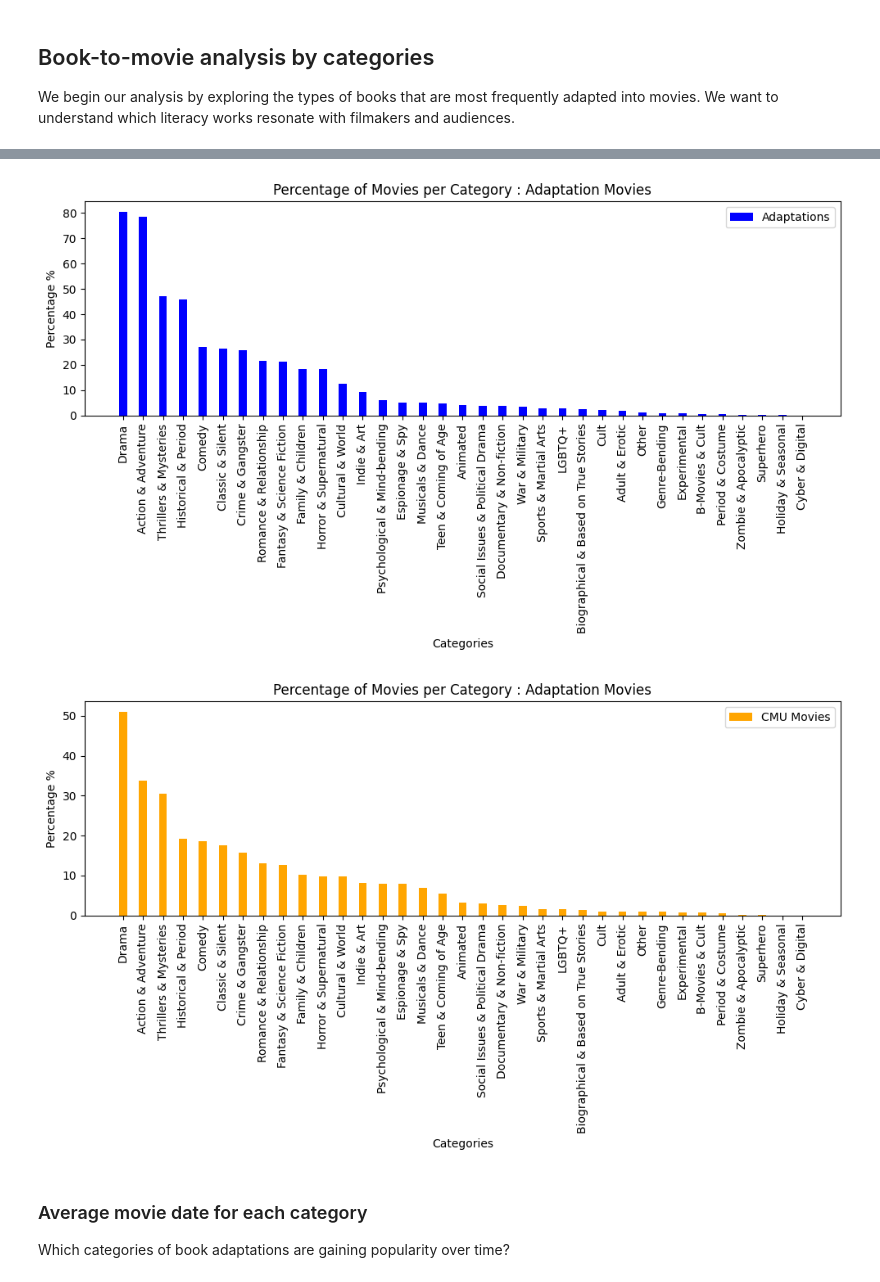
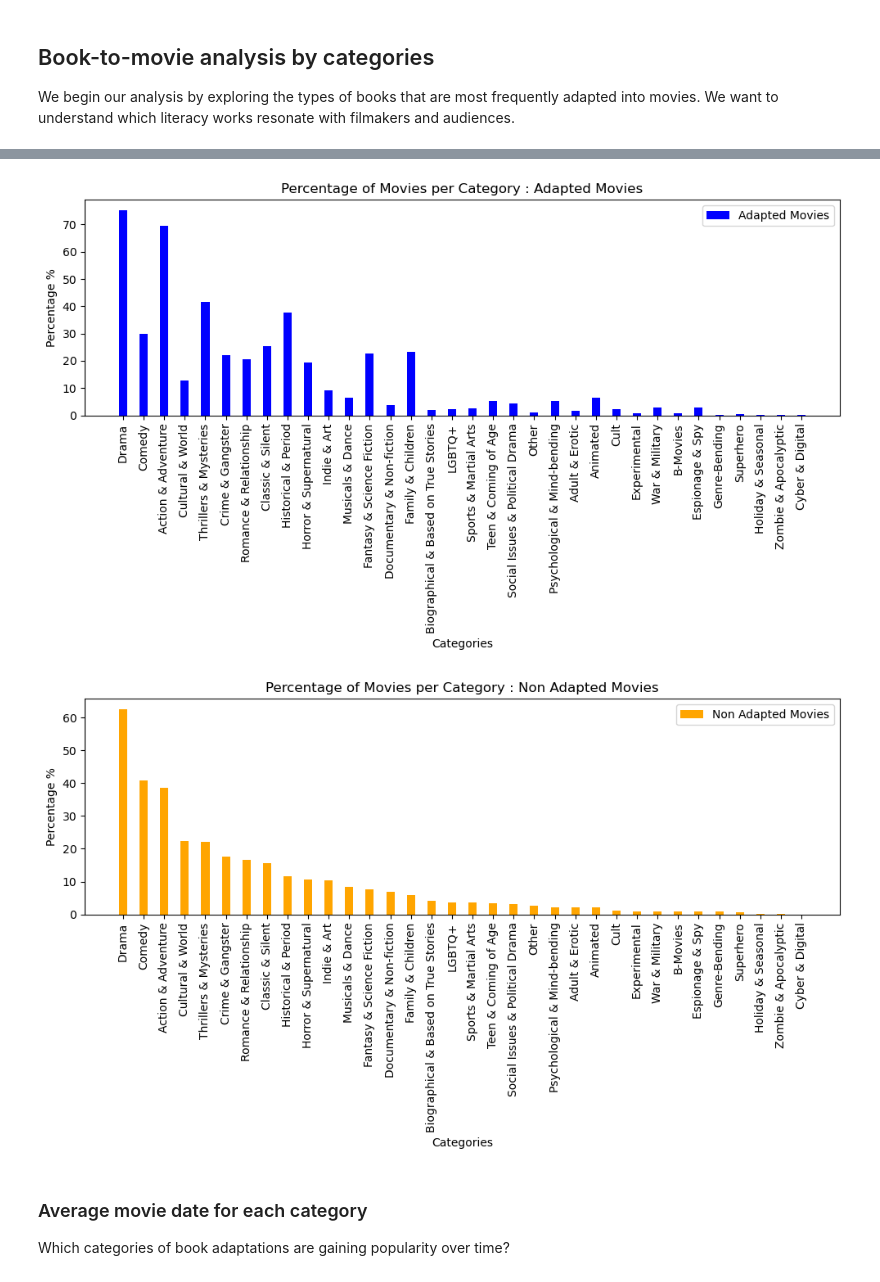
Before and after one commit to epfl-ada/ada-2024-project-padamalgame, a Jupyter notebook: results.ipynb, the cells around one changed output, grey strips where cells are left out. Drawn from its saved outputs; the diff is of its cells as text; code cells hidden in the pictures.

```diff
--- a/results.ipynb
+++ b/results.ipynb
@@ -24,3 +17,10 @@ adapted_movies = pd.read_csv('src/adapted_movies.csv')
+# %%
+# Load the dataset adapted_movies
+adapted_movies = pd.read_csv('src/adapted_movies.csv')
+
+# Load the dataset all_movies that are not adapetd from book
+df = pd.read_csv('src/all_movies.csv')
+df = df[~df['wikipedia_id'].isin(adapted_movies['wikipedia_id'])]
 # %% [markdown]
 ## Basic dataset analysis
 # %%
@@ -132,19 +142,19 @@ df_adaptation_category = pd.DataFrame(adaptation_category_perc, columns=['count'
 all_vs_adaptation_categories = pd.merge(df_category, df_adaptation_category, left_index=True, right_index=True)
 all_vs_adaptation_categories.columns = ['Movie', 'Adaptation']
 # %%
-# Comparison Adaptation vs Movies Main Categories ################## A CHANGER
-index = range(len(adaptation_vs_cmu_categories))
+# Comparison Adaptation vs Movies Main Categories
+index = range(len(all_vs_adaptation_categories))
 bar_width = 0.4  # Width of the bars
 plt.figure(figsize=(10, 6))
 # Plot the adaptation dataset
-plt.bar(index, adaptation_vs_cmu_categories['Adaptation'], width=bar_width, label='Adaptations', color='blue')
+plt.bar(index, all_vs_adaptation_categories['Adaptation'], width=bar_width, label='Adapted Movies', color='blue')
 # Plot the movie dataset
-plt.bar([i + bar_width for i in index], adaptation_vs_cmu_categories['Movie'], width=bar_width, label='CMU Movies', color='orange')
+plt.bar([i + bar_width for i in index], all_vs_adaptation_categories['Movie'], width=bar_width, label='Non Adapted Movies', color='orange')
 
 plt.xlabel('Categories')
 plt.ylabel('Percentage %')
-plt.title('Percentage of Movies per Category : Adaptation Movies vs CMU Movies')
-plt.xticks([i + bar_width / 2 for i in index], adaptation_vs_cmu_categories.index, rotation=90)
+plt.title('Percentage of Movies per Category : Adapted Movies vs Non Adapted Movies')
+plt.xticks([i + bar_width / 2 for i in index], all_vs_adaptation_categories.index, rotation=90)
 plt.legend()
 plt.tight_layout()
 plt.show()
@@ -153,27 +163,27 @@ NameError: name 'adaptation_vs_cmu_categories' is not defined
 # %%
-plt.figure(figsize=(10, 6)) ################## A CHANGER
-plt.bar(index, adaptation_vs_cmu_categories['Adaptation'], width=bar_width, label='Adaptations', color='blue')
+plt.figure(figsize=(10, 6))
+plt.bar(index, all_vs_adaptation_categories['Adaptation'], width=bar_width, label='Adapted Movies', color='blue')
 plt.xlabel('Categories')
 plt.ylabel('Percentage %')
-plt.title('Percentage of Movies per Category : Adaptation Movies')
-plt.xticks([i for i in index], adaptation_vs_cmu_categories.index, rotation=90)
+plt.title('Percentage of Movies per Category : Adapted Movies')
+plt.xticks([i for i in index], all_vs_adaptation_categories.index, rotation=90)
 plt.legend()
 plt.tight_layout()
 plt.show()
 # %% [output]
-[figure, old version]
+[figure, new version]
 # %%
-plt.figure(figsize=(10, 6)) ################## A CHANGER
-plt.bar(index, adaptation_vs_cmu_categories['Movie'].sort_values(ascending=False), width=bar_width, label='CMU Movies', color='orange')
+plt.figure(figsize=(10, 6))
+plt.bar(index, all_vs_adaptation_categories['Movie'].sort_values(ascending=False), width=bar_width, label='Non Adapted Movies', color='orange')
 plt.xlabel('Categories')
 plt.ylabel('Percentage %')
-plt.title('Percentage of Movies per Category : Adaptation Movies')
-plt.xticks([i for i in index], adaptation_vs_cmu_categories.index, rotation=90)
+plt.title('Percentage of Movies per Category : Non Adapted Movies')
+plt.xticks([i for i in index], all_vs_adaptation_categories.index, rotation=90)
 plt.legend()
 plt.tight_layout()
 plt.show()
 # %% [output]
-[figure, old version]
+[figure, new version]
 # %% [markdown]
 ### Average movie date for each category
 Which categories of book adaptations are gaining popularity over time?
```
Also changed, not shown: parts of 18 cells of this notebook, 2 other files.
